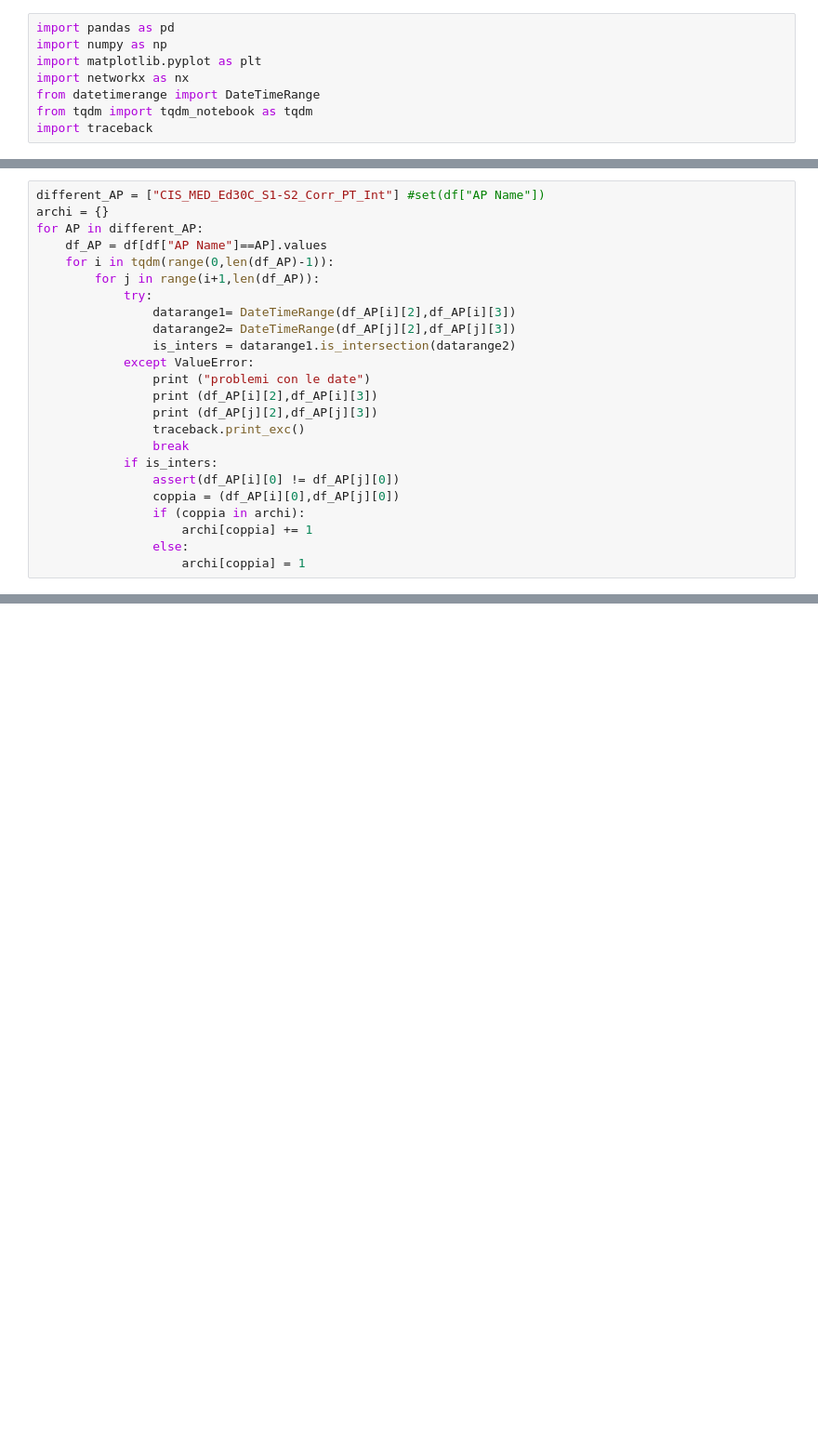
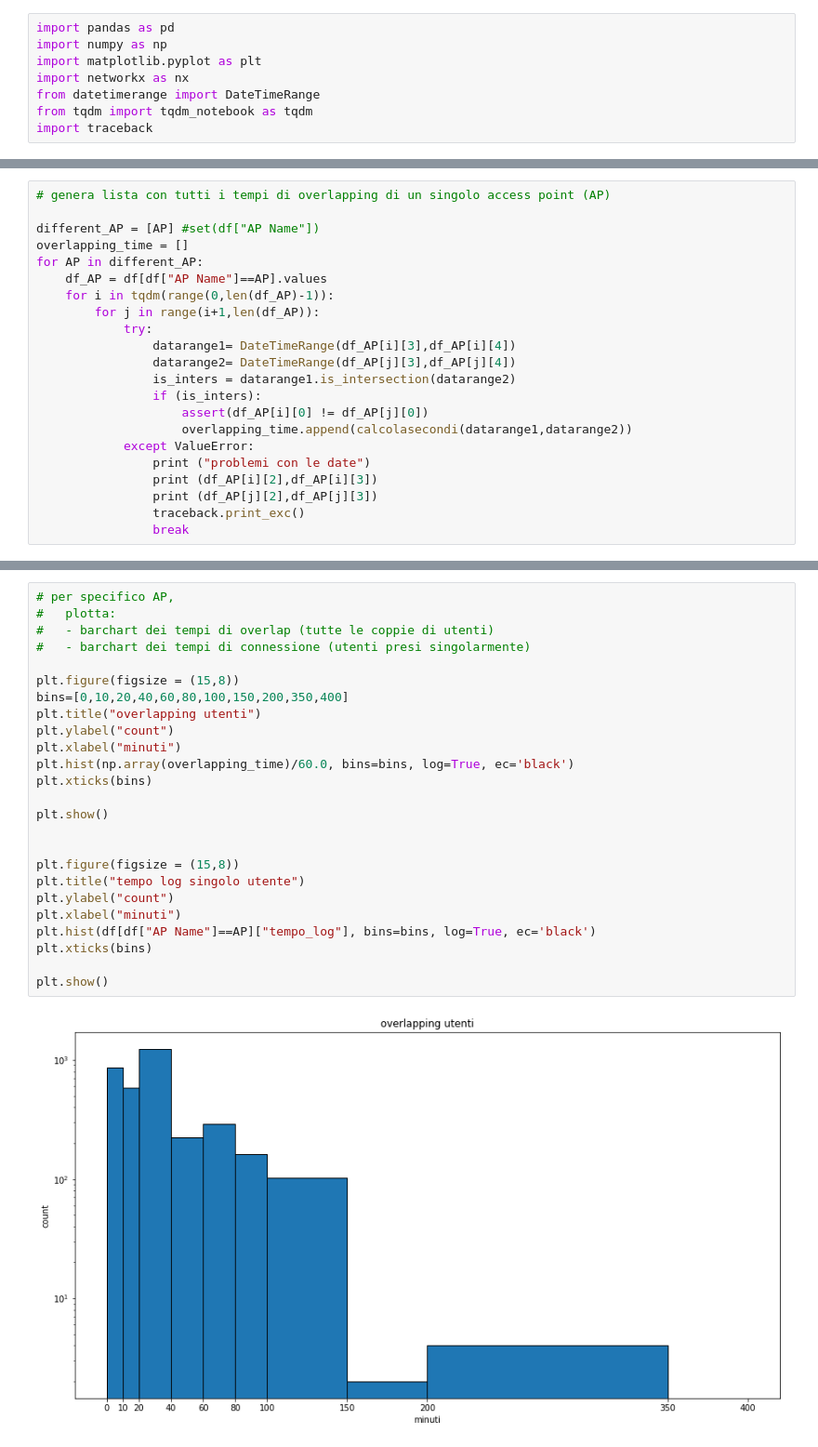
Before and after one commit to ettorepuccetti/SocialMining, a Jupyter notebook: SocialNetwork.ipynb, the cells around one changed output, grey strips where cells are left out. Shown: that part at 93% size. Cells and saved outputs as stored; diff of their text form; blank space fills up the shorter version.

```diff
--- a/SocialNetwork.ipynb
+++ b/SocialNetwork.ipynb
@@ -30,26 +50,24 @@ df.head(15)
 # %%
-different_AP = ["CIS_MED_Ed30C_S1-S2_Corr_PT_Int"] #set(df["AP Name"])
-archi = {}
+# genera lista con tutti i tempi di overlapping di un singolo access point (AP)
+
+different_AP = [AP] #set(df["AP Name"])
+overlapping_time = []
 for AP in different_AP:
     df_AP = df[df["AP Name"]==AP].values
     for i in tqdm(range(0,len(df_AP)-1)):
         for j in range(i+1,len(df_AP)):
             try:
-                datarange1= DateTimeRange(df_AP[i][2],df_AP[i][3])
-                datarange2= DateTimeRange(df_AP[j][2],df_AP[j][3])
+                datarange1= DateTimeRange(df_AP[i][3],df_AP[i][4])
+                datarange2= DateTimeRange(df_AP[j][3],df_AP[j][4])
                 is_inters = datarange1.is_intersection(datarange2)
+                if (is_inters):
+                    assert(df_AP[i][0] != df_AP[j][0])
+                    overlapping_time.append(calcolasecondi(datarange1,datarange2))
             except ValueError:
                 print ("problemi con le date")
                 print (df_AP[i][2],df_AP[i][3])
                 print (df_AP[j][2],df_AP[j][3])
                 traceback.print_exc()
                 break
-            if is_inters:
-                assert(df_AP[i][0] != df_AP[j][0])
-                coppia = (df_AP[i][0],df_AP[j][0])
-                if (coppia in archi):
-                    archi[coppia] += 1
-                else:
-                    archi[coppia] = 1
 # %% [output]
 [interactive output not drawn]
@@ -79,0 +74,27 @@ SyntaxError: invalid syntax (<ipython-input-15-087a8dbfe36d>, line 1)
+# %%
+# per specifico AP,
+#   plotta:
+#   - barchart dei tempi di overlap (tutte le coppie di utenti)
+#   - barchart dei tempi di connessione (utenti presi singolarmente)
+
+plt.figure(figsize = (15,8))
+bins=[0,10,20,40,60,80,100,150,200,350,400]
+plt.title("overlapping utenti")
+plt.ylabel("count")
+plt.xlabel("minuti")
+plt.hist(np.array(overlapping_time)/60.0, bins=bins, log=True, ec='black')
+plt.xticks(bins)
+
+plt.show()
+
+
+plt.figure(figsize = (15,8))
+plt.title("tempo log singolo utente")
+plt.ylabel("count")
+plt.xlabel("minuti")
+plt.hist(df[df["AP Name"]==AP]["tempo_log"], bins=bins, log=True, ec='black')
+plt.xticks(bins)
+
+plt.show()
+# %% [output]
+[figure, added]
```
Also changed, not shown: parts of 16 cells of this notebook, 1 other file.
